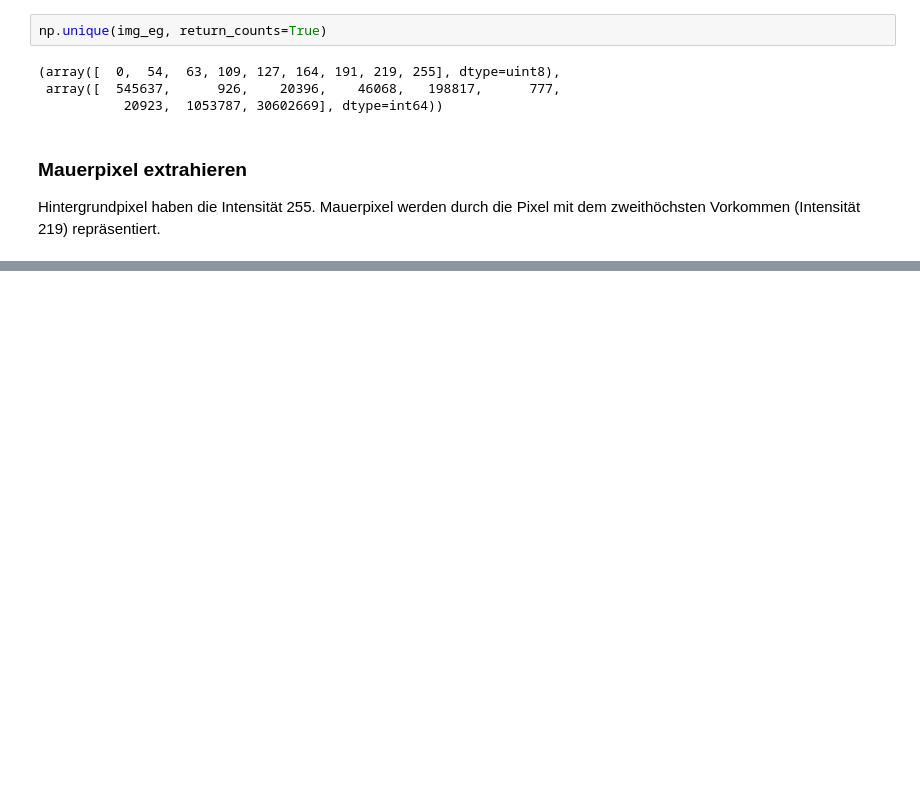
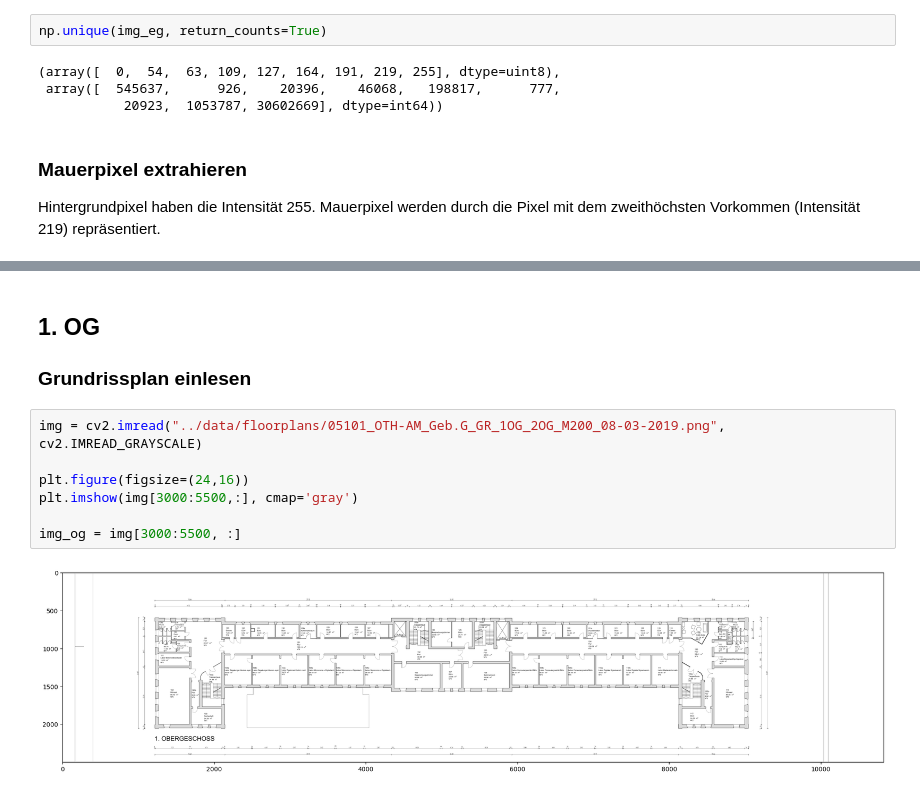
Before and after one commit to M4ngo404/embedded_intelligence, a Jupyter notebook: notebooks/260623_map_generation.ipynb, the cells around one changed output, grey strips where cells are left out. Drawn from its saved outputs; the diff is of its cells as text; blank space fills up the shorter version.

```diff
--- a/notebooks/260623_map_generation.ipynb
+++ b/notebooks/260623_map_generation.ipynb
@@ -119,0 +183,12 @@ plt.imshow(grid_final, cmap='gray')
+# %% [markdown]
+## 1. OG
+### Grundrissplan einlesen
+# %%
+img = cv2.imread("../data/floorplans/05101_OTH-AM_Geb.G_GR_1OG_2OG_M200_08-03-2019.png", cv2.IMREAD_GRAYSCALE)
+
+plt.figure(figsize=(24,16))
+plt.imshow(img[3000:5500,:], cmap='gray')
+
+img_og = img[3000:5500, :]
+# %% [output]
+[figure, added]
```
Also changed, not shown: parts of 33 cells of this notebook, 4 other files.
